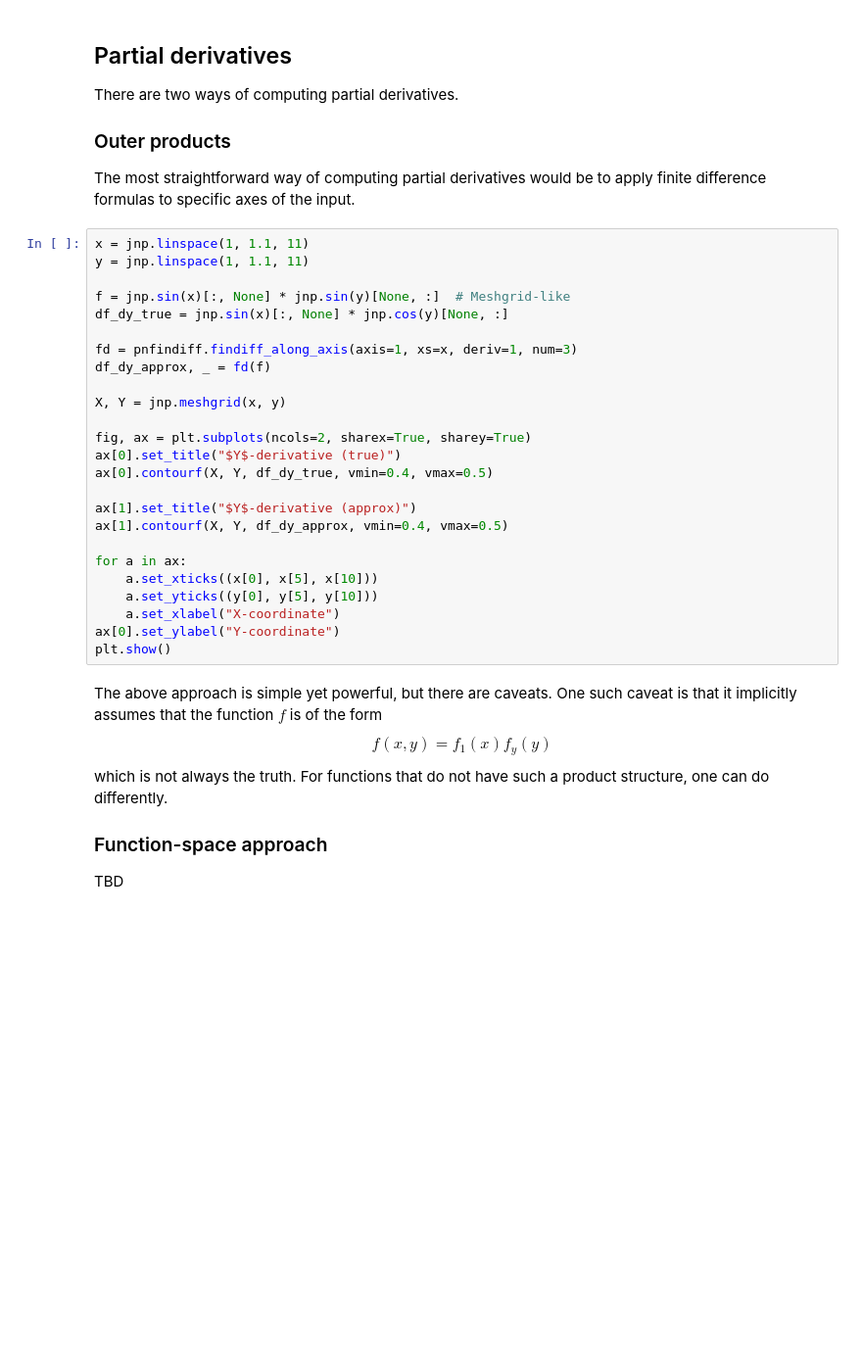
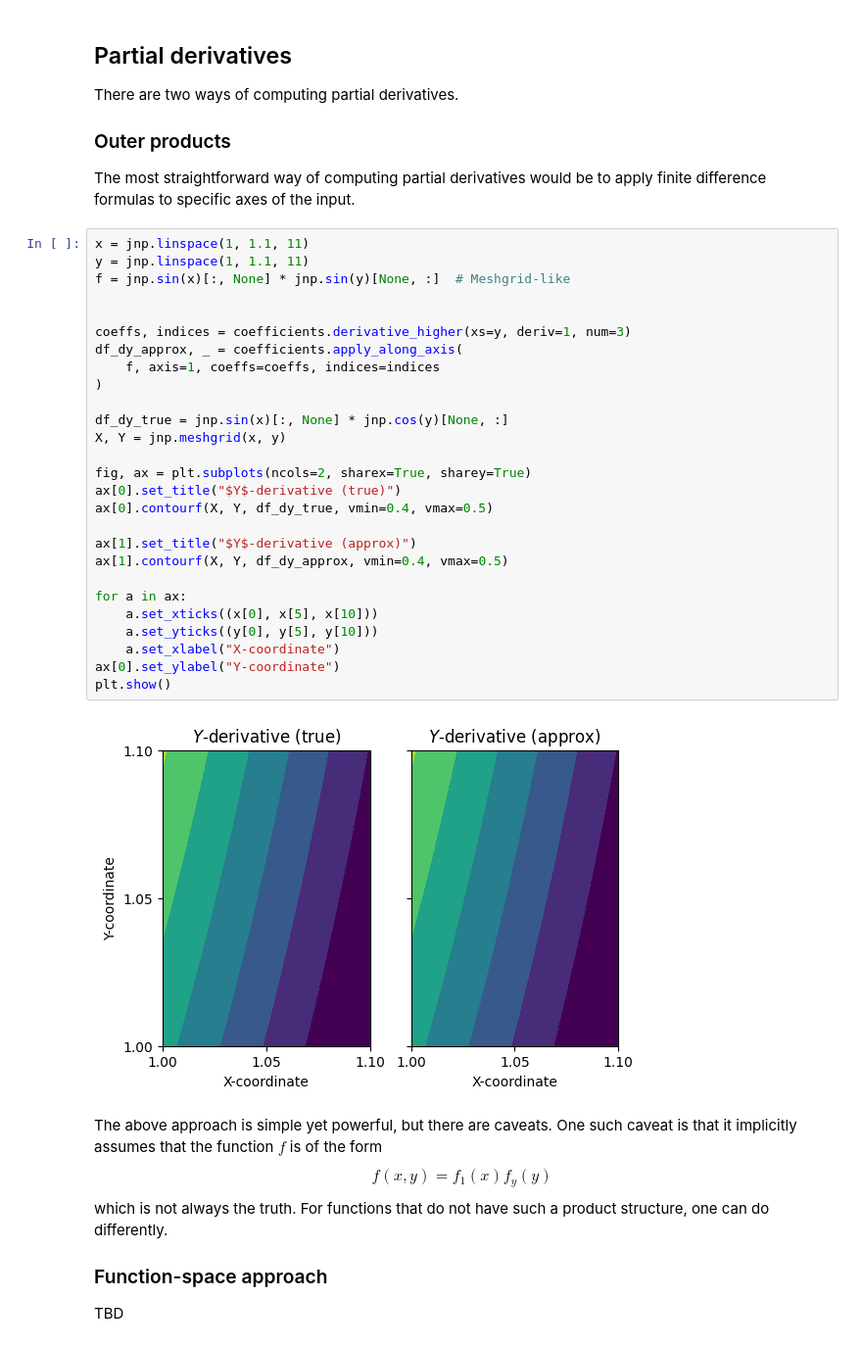
Before and after one commit to pnkraemer/probfindiff, a Jupyter notebook: docs/notebooks/getting_started/basics.ipynb, the cells around one changed output. Shown at 98% size. Cells and saved outputs as stored; diff of their text form; blank space fills up the shorter version.

```diff
--- a/docs/notebooks/getting_started/basics.ipynb
+++ b/docs/notebooks/getting_started/basics.ipynb
@@ -66,28 +70,32 @@ The most straightforward way of computing partial derivatives would be to apply
 # %%
 x = jnp.linspace(1, 1.1, 11)
 y = jnp.linspace(1, 1.1, 11)
+f = jnp.sin(x)[:, None] * jnp.sin(y)[None, :]  # Meshgrid-like
 
-f = jnp.sin(x)[:, None] * jnp.sin(y)[None, :]  # Meshgrid-like
+
+coeffs, indices = coefficients.derivative_higher(xs=y, deriv=1, num=3)
+df_dy_approx, _ = coefficients.apply_along_axis(
+    f, axis=1, coeffs=coeffs, indices=indices
+)
+
 df_dy_true = jnp.sin(x)[:, None] * jnp.cos(y)[None, :]
-
-fd = pnfindiff.findiff_along_axis(axis=1, xs=x, deriv=1, num=3)
-df_dy_approx, _ = fd(f)
-
 X, Y = jnp.meshgrid(x, y)
 
 fig, ax = plt.subplots(ncols=2, sharex=True, sharey=True)
 ax[0].set_title("$Y$-derivative (true)")
 ax[0].contourf(X, Y, df_dy_true, vmin=0.4, vmax=0.5)
 
 ax[1].set_title("$Y$-derivative (approx)")
 ax[1].contourf(X, Y, df_dy_approx, vmin=0.4, vmax=0.5)
 
 for a in ax:
     a.set_xticks((x[0], x[5], x[10]))
     a.set_yticks((y[0], y[5], y[10]))
     a.set_xlabel("X-coordinate")
 ax[0].set_ylabel("Y-coordinate")
 plt.show()
+# %% [output]
+[figure, added]
 # %% [markdown]
 The above approach is simple yet powerful, but there are caveats.
 One such caveat is that it implicitly assumes that the function $f$ is of the form
```
Also changed, not shown: parts of 3 cells of this notebook.
